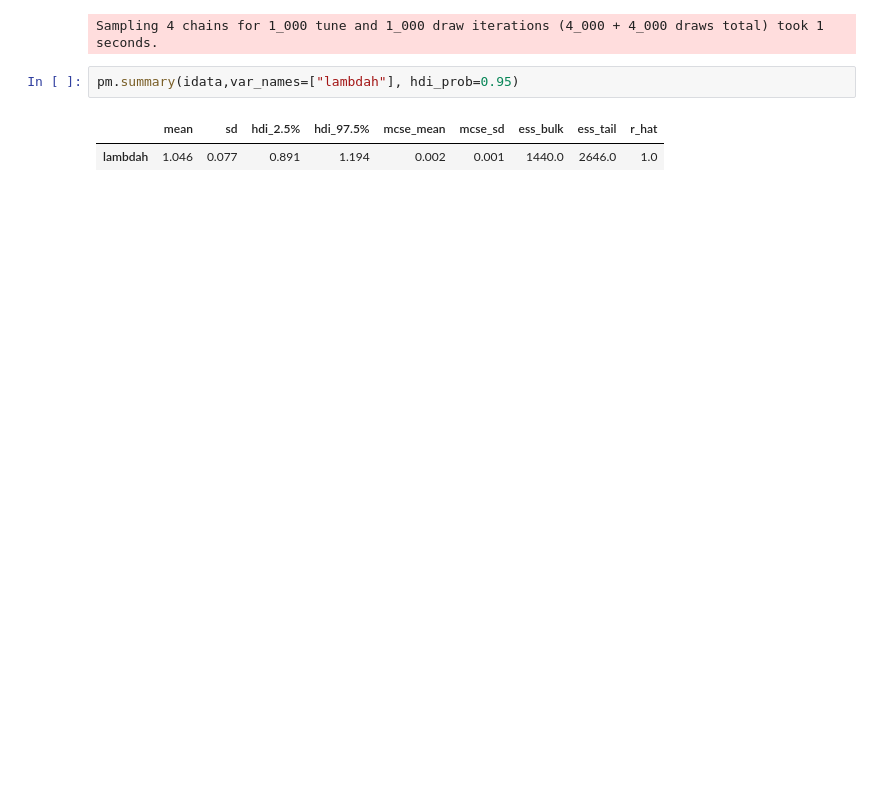
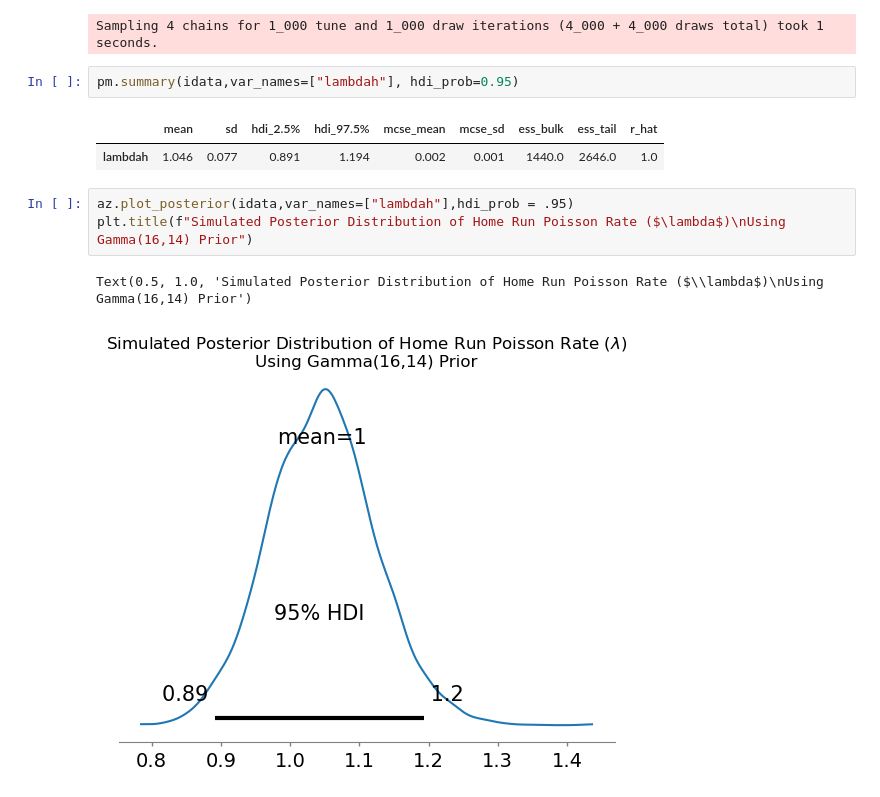
Before and after one commit to mrbond-25/BaseballHRs-Postseason-Eval, a Jupyter notebook: main.ipynb, the cells around one changed output. Drawn from its saved outputs; the diff is of its cells as text; blank space fills up the shorter version.

```diff
--- a/main.ipynb
+++ b/main.ipynb
@@ -90,3 +95,9 @@ pm.summary(idata,var_names=["lambdah"], hdi_prob=0.95)
 # %% [output]
 |  | mean | sd | hdi_2.5% | hdi_97.5% | mcse_mean | mcse_sd | ess_bulk | ess_tail | r_hat |
 | lambdah | 1.046 | 0.077 | 0.891 | 1.194 | 0.002 | 0.001 | 1440.0 | 2646.0 | 1.0 |
+# %%
+az.plot_posterior(idata,var_names=["lambdah"],hdi_prob = .95)
+plt.title(f"Simulated Posterior Distribution of Home Run Poisson Rate ($\lambda$)\nUsing Gamma(16,14) Prior")
+# %% [output]
+Text(0.5, 1.0, 'Simulated Posterior Distribution of Home Run Poisson Rate ($\\lambda$)\nUsing Gamma(16,14) Prior')
+[figure, added]
```
Also changed, not shown: parts of 6 cells of this notebook, 1 other file.
